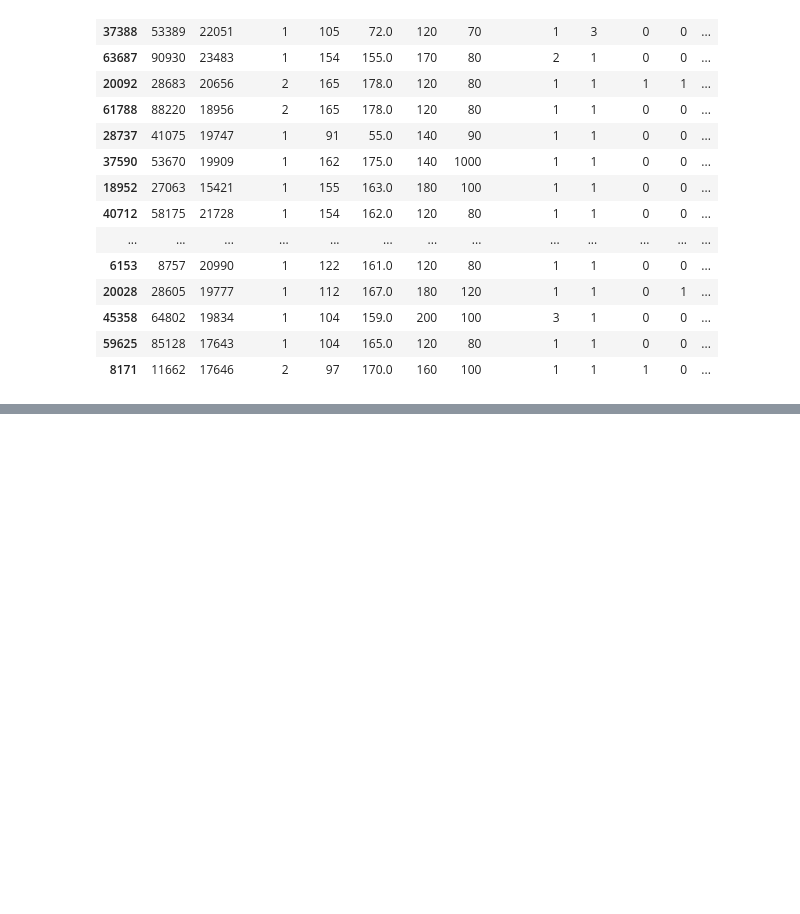
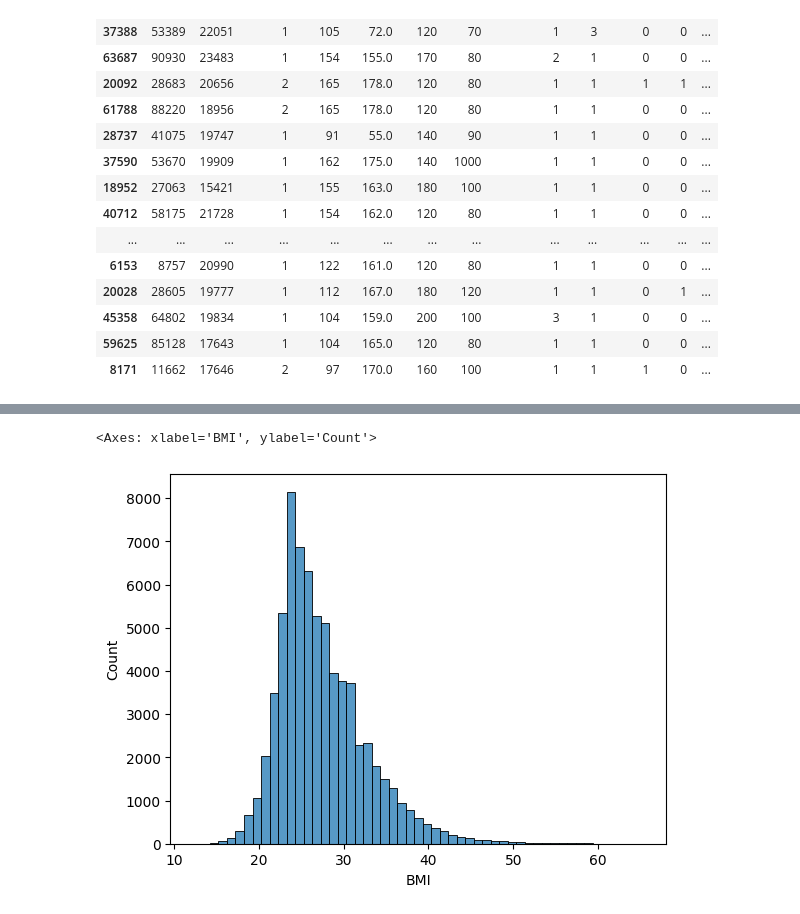
Before and after one commit to bearwinterfirth/medical, a Jupyter notebook: disease_prediction_2.ipynb, the cells around one changed output, grey strips where cells are left out. Cells and saved outputs as stored; diff of their text form; code cells hidden in the pictures; blank space fills up the shorter version.

```diff
--- a/disease_prediction_2.ipynb
+++ b/disease_prediction_2.ipynb
@@ -87,2 +87,6 @@ sns.histplot(df[df["BMI"]>50]["weight"], binwidth=1)
 # %%
-df=df[(df["BMI"]>12) & (df["BMI"]>85) & (df["height"]<240)]
+df=df[(df["BMI"]>12) & (df["BMI"]<66) & (df["height"]>130)]
+sns.histplot(df["BMI"], binwidth=1)
+# %% [output]
+<Axes: xlabel='BMI', ylabel='Count'>
+[figure, added]
```
Also changed, not shown: parts of 3 cells of this notebook, 2 other files.
